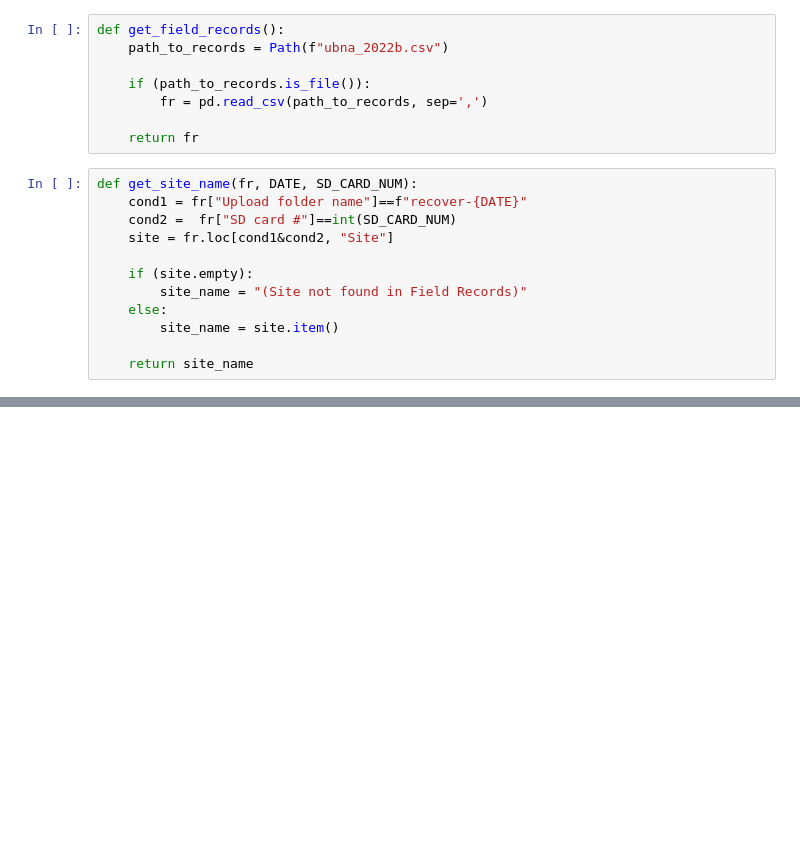
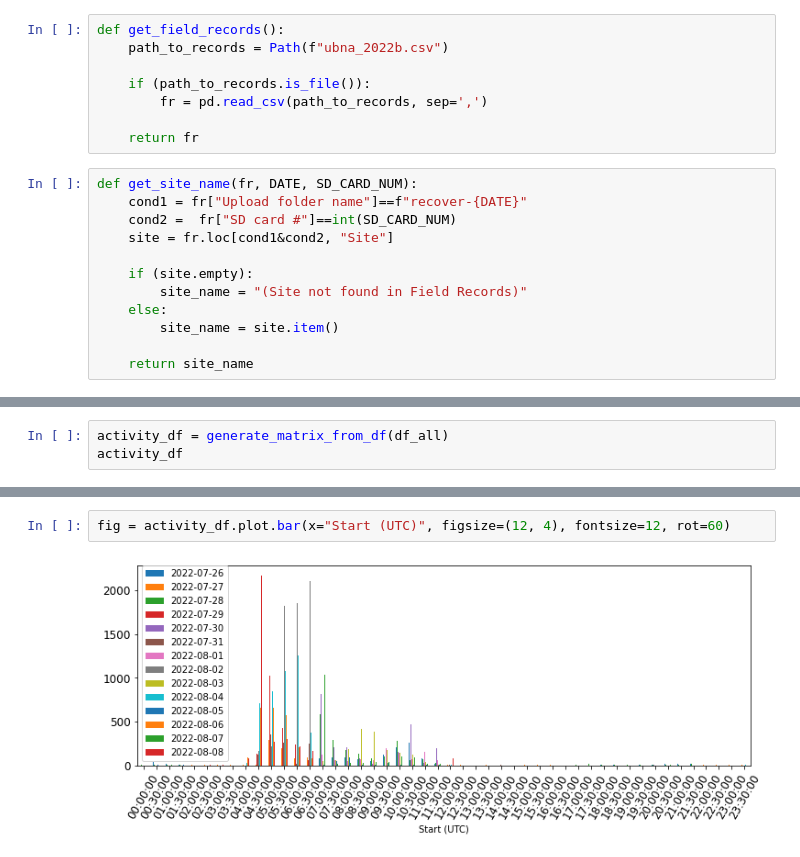
Before and after one commit to uw-echospace/ubna-field, a Jupyter notebook: notebooks/call_number_plotter.ipynb, the cells around one changed output, grey strips where cells are left out. Drawn from its saved outputs; the diff is of its cells as text; blank space fills up the shorter version.

Commit message:
added matrix functionality + imshow

```diff
--- a/notebooks/call_number_plotter.ipynb
+++ b/notebooks/call_number_plotter.ipynb
@@ -303,0 +295,3 @@ df
+# %%
+activity_df = generate_matrix_from_df(df_all)
+activity_df
@@ -303,0 +316,4 @@ df
+# %%
+fig = activity_df.plot.bar(x="Start (UTC)", figsize=(12, 4), fontsize=12, rot=60)
+# %% [output]
+[figure, added]
```
Also changed, not shown: parts of 15 cells of this notebook, 1 other file.
